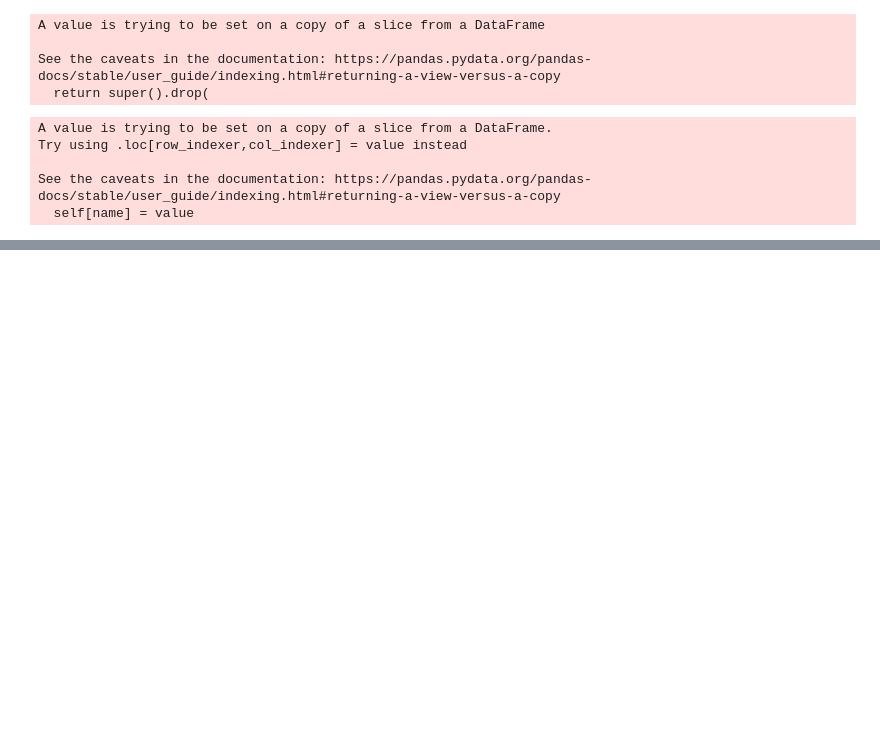
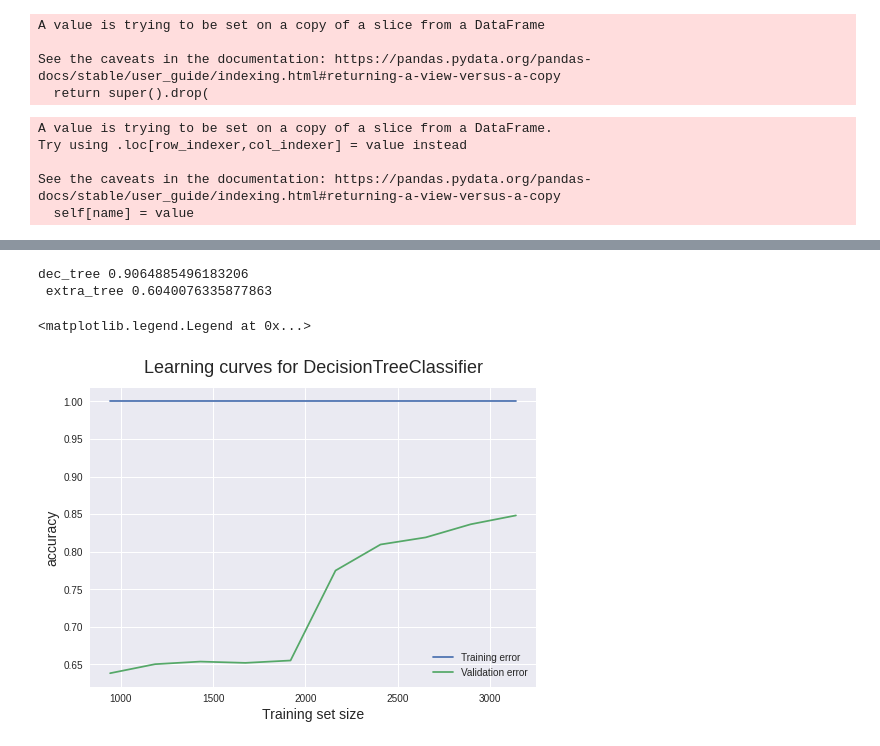
Before and after one commit to VladimirKrutko/SQL-ml, a Jupyter notebook: model.ipynb, the cells around one changed output, grey strips where cells are left out. Drawn from its saved outputs; the diff is of its cells as text; code cells hidden in the pictures; blank space fills up the shorter version.

Commit message:
Crete DecisionTreeClassifier and make some plots

```diff
--- a/model.ipynb
+++ b/model.ipynb
@@ -188,2 +206,33 @@ y = train_data.TargetKey
+# %%
+print(f"dec_tree {accuracy_score(y_test, pred_dec)} \n extra_tree {accuracy_score(y_test, pred_extra)}")
+# %% [output]
+dec_tree 0.9064885496183206
+ extra_tree 0.6040076335877863
+# %%
+num_test = np.linspace(0.3, 1, 10)
+# %%
+train_sizes, train_scores, validation_scores  = learning_curve(
+        DecisionTreeClassifier(),
+        X,
+        y,
+        cv=10,
+        train_sizes = num_test,
+        scoring = 'accuracy',
+        n_jobs=-1,
+    )
+# %%
+train_scores_mean = train_scores.mean(axis = 1)
+validation_scores_mean = validation_scores.mean(axis =1)
+# %%
+plt.style.use('seaborn')
+plt.plot(train_sizes, train_scores_mean, label = 'Training error')
+plt.plot(train_sizes, validation_scores_mean, label = 'Validation error')
+plt.ylabel('accuracy', fontsize = 14)
+plt.xlabel('Training set size', fontsize = 14)
+plt.title('Learning curves for DecisionTreeClassifier', fontsize = 18, y = 1.03)
+plt.legend()
+# %% [output]
+<matplotlib.legend.Legend at 0x...>
+[figure, added]
 # %%
 # %% [output]
```
Also changed, not shown: parts of 6 cells of this notebook.
